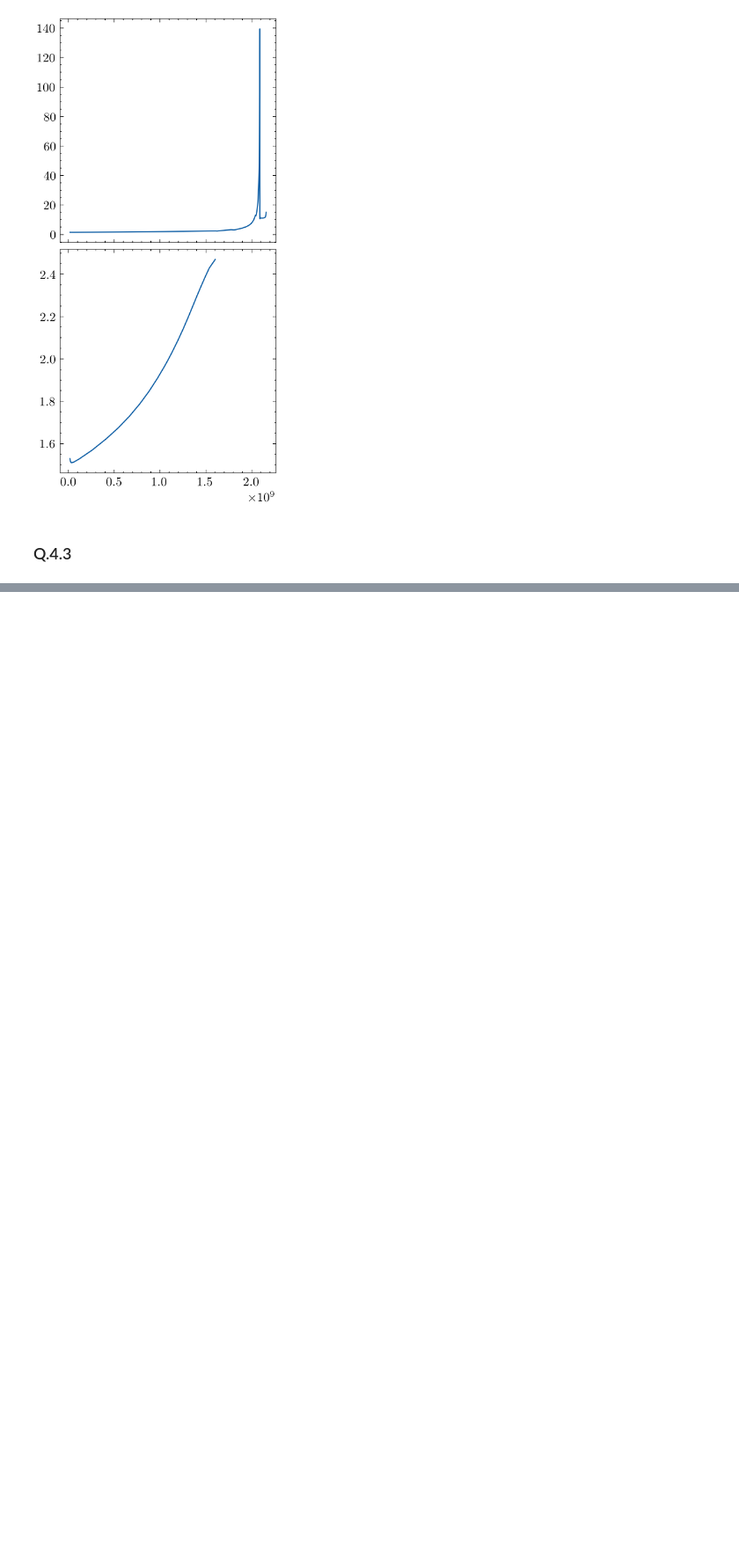
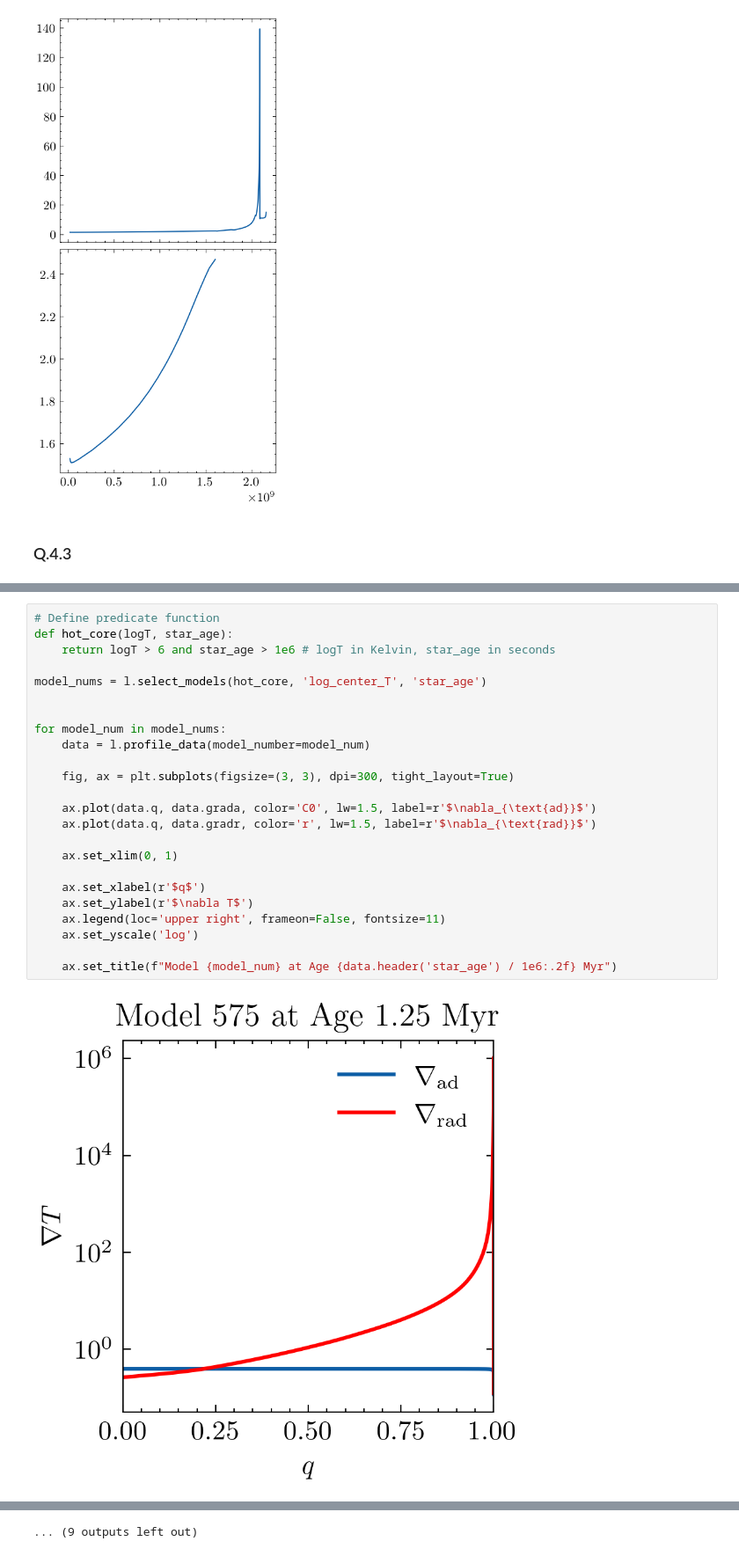
Before and after one commit to BrunoSchultz/lab_report, a Jupyter notebook: exercise4/plot_exercise4.ipynb, the cells around one changed output, grey strips where cells are left out. Shown at 88% size. Drawn from its saved outputs; the diff is of its cells as text; blank space fills up the shorter version.

```diff
--- a/exercise4/plot_exercise4.ipynb
+++ b/exercise4/plot_exercise4.ipynb
@@ -77,0 +147,26 @@ KeyError: "'h2' is not a valid data type."
+# %%
+# Define predicate function
+def hot_core(logT, star_age):
+    return logT > 6 and star_age > 1e6 # logT in Kelvin, star_age in seconds
+
+model_nums = l.select_models(hot_core, 'log_center_T', 'star_age')
+
+
+for model_num in model_nums:
+    data = l.profile_data(model_number=model_num)
+
+    fig, ax = plt.subplots(figsize=(3, 3), dpi=300, tight_layout=True)
+
+    ax.plot(data.q, data.grada, color='C0', lw=1.5, label=r'$\nabla_{\text{ad}}$')
+    ax.plot(data.q, data.gradr, color='r', lw=1.5, label=r'$\nabla_{\text{rad}}$')
+
+    ax.set_xlim(0, 1)
+
+    ax.set_xlabel(r'$q$')
+    ax.set_ylabel(r'$\nabla T$')
+    ax.legend(loc='upper right', frameon=False, fontsize=11)
+    ax.set_yscale('log')
+
+    ax.set_title(f"Model {model_num} at Age {data.header('star_age') / 1e6:.2f} Myr")
+# %% [output]
+[figure, added]
@@ -77,0 +184 @@ KeyError: "'h2' is not a valid data type."
+... (9 outputs left out)
```
Also changed, not shown: parts of 9 cells of this notebook.
